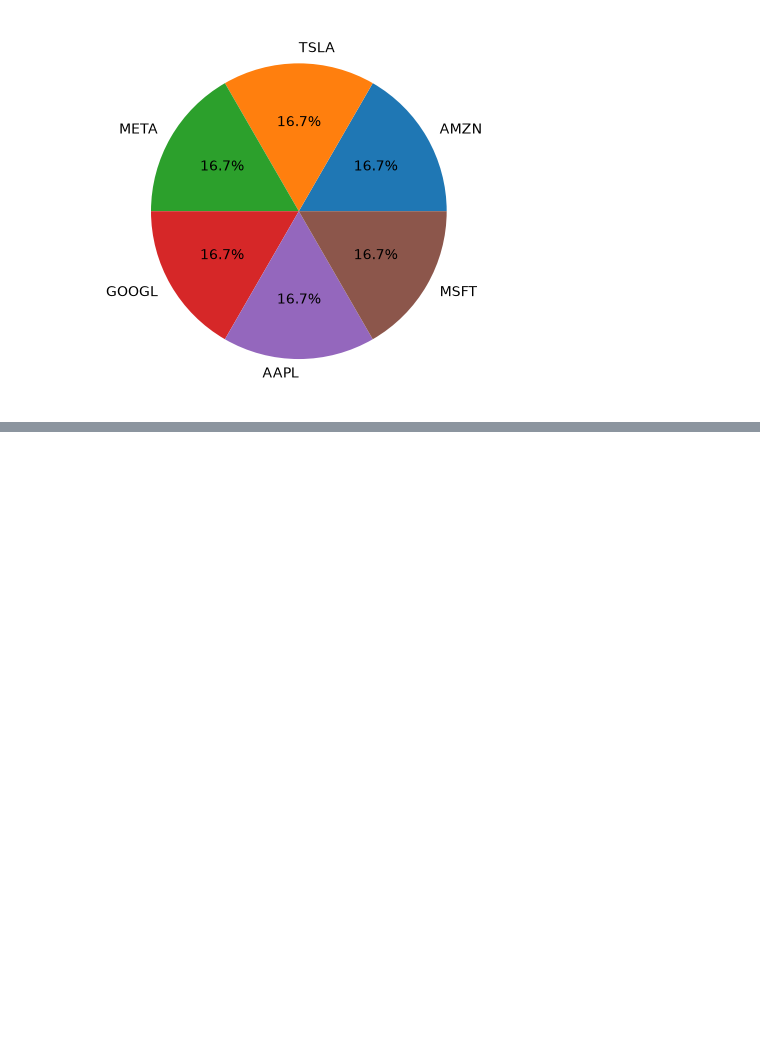
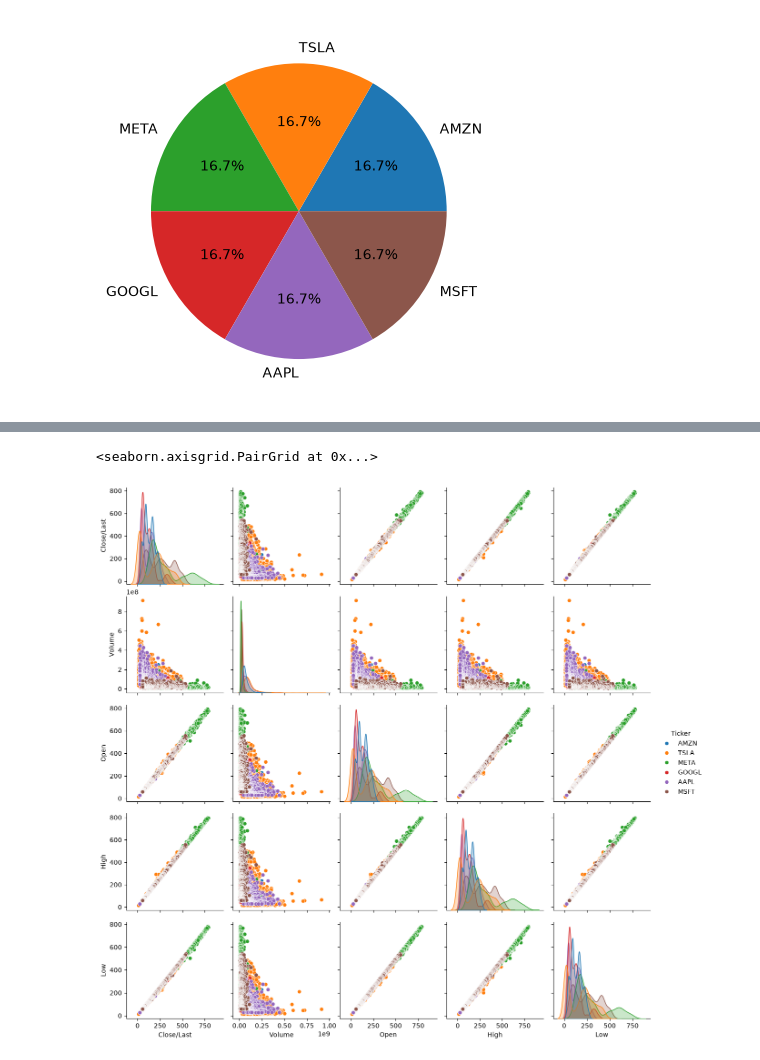
Before and after one commit to pranavwadatkar785-creator/structured-learning, a Jupyter notebook: Projects/Project004.ipynb, the cells around one changed output, grey strips where cells are left out. Cells and saved outputs as stored; diff of their text form; code cells hidden in the pictures; blank space fills up the shorter version.

```diff
--- a/Projects/Project004.ipynb
+++ b/Projects/Project004.ipynb
@@ -123,0 +111,5 @@ plt.pie(df["Ticker"].value_counts(), labels=df["Ticker"].value_counts().index, a
+# %%
+sns.pairplot(df,hue="Ticker")
+# %% [output]
+<seaborn.axisgrid.PairGrid at 0x...>
+[figure, added]
```
Also changed, not shown: parts of 7 cells of this notebook, 1 other file.
